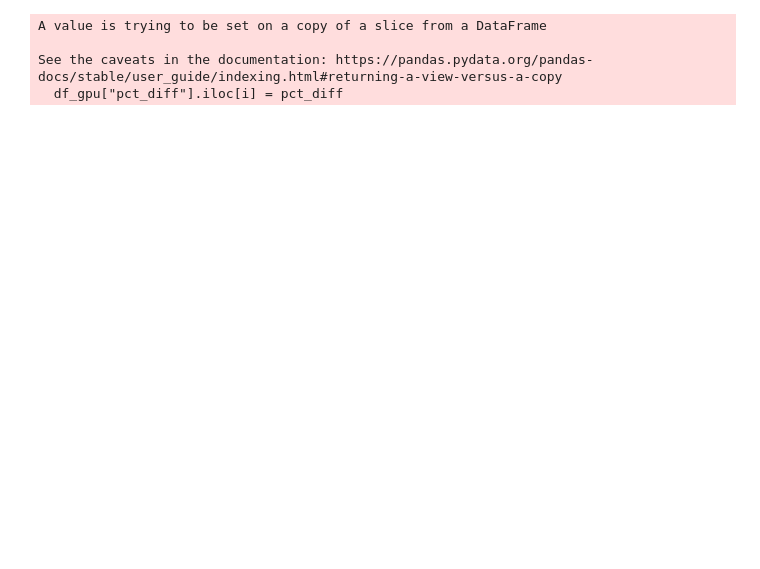
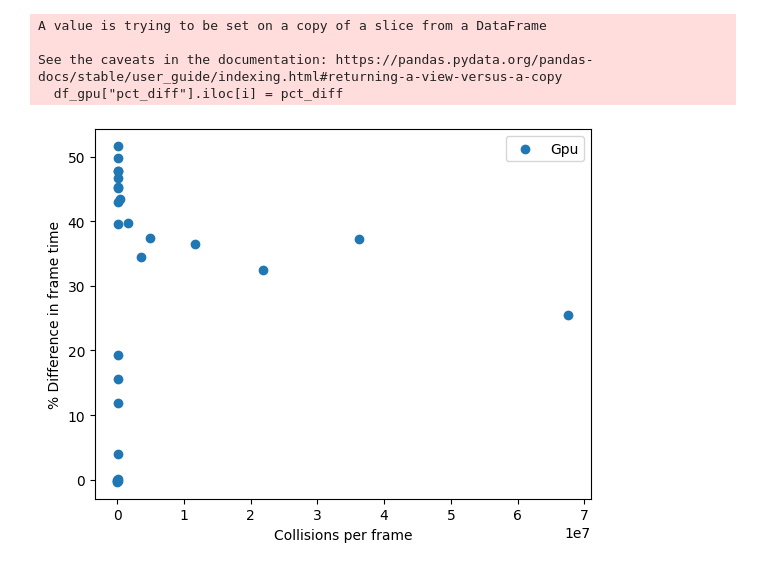
Before and after one commit to Sheldonfrith/gpu_collision_detection_bevy, a Jupyter notebook: script.ipynb, the cells around one changed output. Drawn from its saved outputs; the diff is of its cells as text; code cells hidden in the pictures; blank space fills up the shorter version.

```diff
--- a/script.ipynb
+++ b/script.ipynb
@@ -293,3 +303,18 @@ plt.show()
+# %%
+# plot % difference
+n = 1000000000  # for example
+
+# Filter the DataFrame for collisions_per_frame < n
+df_gpu_filtered = df_gpu[df_gpu["collisions_per_frame"] < n]
+plt.figure()
+plt.scatter(df_gpu_filtered["collisions_per_frame"], df_gpu_filtered["pct_diff"], label="Gpu")
+# plt.xscale('log')
+plt.xlabel("Collisions per frame")
+plt.ylabel("% Difference in frame time")
+plt.legend()
+plt.show()
+# %% [output]
+[figure, added]
 # %%
 import json
 import matplotlib.pyplot as plt
```
Also changed, not shown: parts of 4 cells of this notebook, 11 other files.
